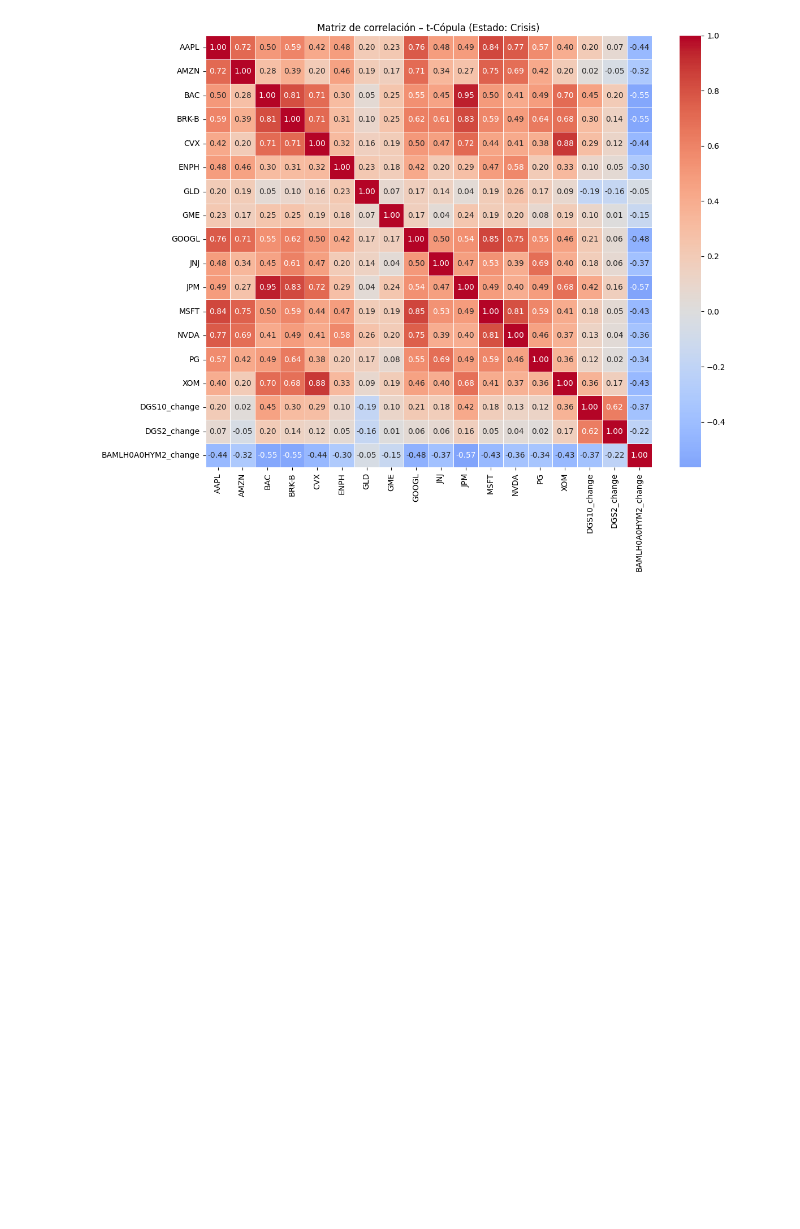
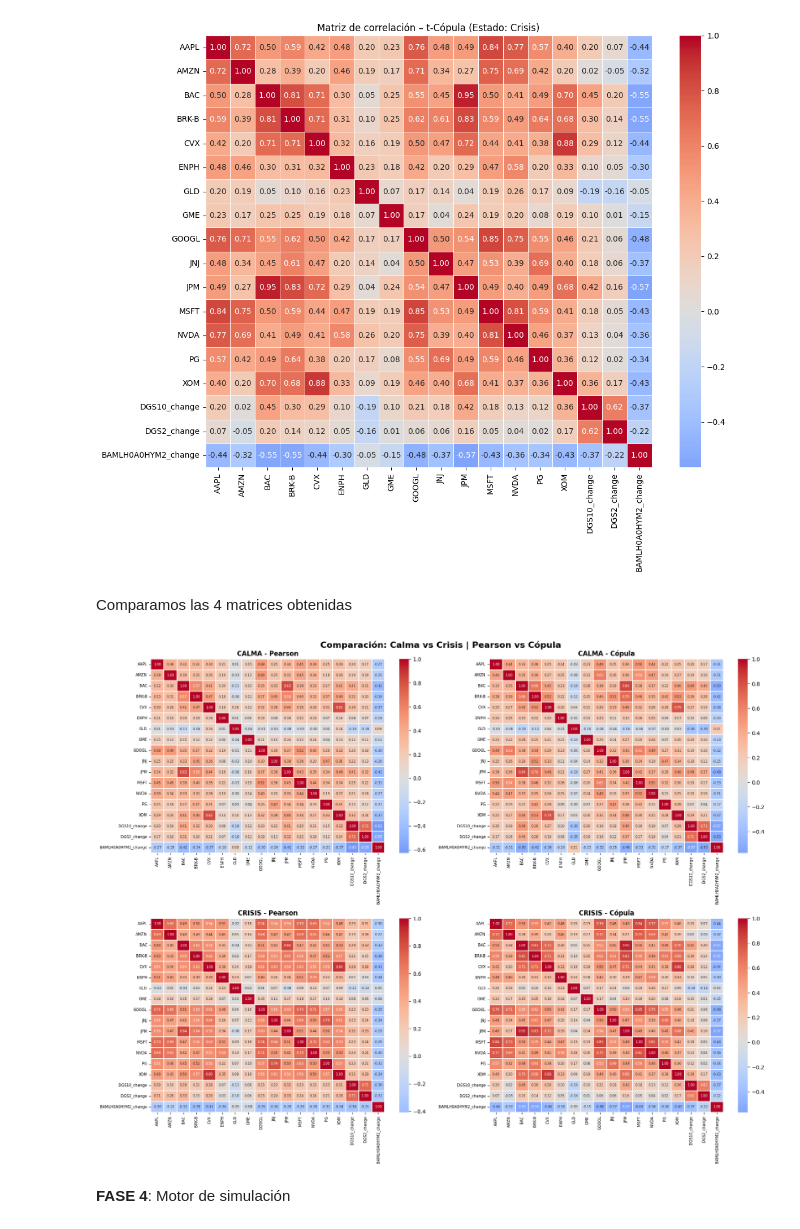
Before and after one commit to NataliaSJO/Practica-MIAX-gestion-de-riesgos, a Jupyter notebook: notebook_E2.ipynb, the cells around one changed output. Drawn from its saved outputs; the diff is of its cells as text; code cells hidden in the pictures; blank space fills up the shorter version.

Commit message:
Fase 5

```diff
--- a/notebook_E2.ipynb
+++ b/notebook_E2.ipynb
@@ -946,3 +944,44 @@ plt.tight_layout()
 plt.show()
 # %% [output]
 [figure]
+# %% [markdown]
+Comparamos las 4 matrices obtenidas
+# %%
+
+# Crear figura con 2x2 subplots
+fig, axes = plt.subplots(2, 2, figsize=(18, 14))
+
+# Panel 1: Calma - Pearson
+sns.heatmap(corr_calm, cmap="coolwarm", center=0, annot=True, fmt=".2f",
+            linewidths=0.3, ax=axes[0, 0], annot_kws={'fontsize': 6})
+axes[0, 0].set_title("CALMA - Pearson", fontsize=12, fontweight='bold')
+axes[0, 0].tick_params(labelsize=7)
+
+# Panel 2: Calma - Cópula
+sns.heatmap(np.array(corr_calm_copula), cmap="coolwarm", center=0, annot=True, fmt=".2f",
+            xticklabels=numeric_cols, yticklabels=numeric_cols, linewidths=0.3,
+            ax=axes[0, 1], annot_kws={'fontsize': 6})
+axes[0, 1].set_title("CALMA - Cópula", fontsize=12, fontweight='bold')
+axes[0, 1].tick_params(labelsize=7)
+
+# Panel 3: Crisis - Pearson
+sns.heatmap(corr_crisis, cmap="coolwarm", center=0, annot=True, fmt=".2f",
+            linewidths=0.3, ax=axes[1, 0], annot_kws={'fontsize': 6})
+axes[1, 0].set_title("CRISIS - Pearson", fontsize=12, fontweight='bold')
+axes[1, 0].tick_params(labelsize=7)
+
+# Panel 4: Crisis - Cópula
+sns.heatmap(np.array(corr_copula_crisis), cmap="coolwarm", center=0, annot=True, fmt=".2f",
+            xticklabels=numeric_cols, yticklabels=numeric_cols, linewidths=0.3,
+            ax=axes[1, 1], annot_kws={'fontsize': 6})
+axes[1, 1].set_title("CRISIS - Cópula", fontsize=12, fontweight='bold')
+axes[1, 1].tick_params(labelsize=7)
+
+plt.suptitle('Comparación: Calma vs Crisis | Pearson vs Cópula',
+             fontsize=16, fontweight='bold')
+plt.tight_layout()
+plt.show()
+# %% [output]
+[figure, added]
+# %% [markdown]
+**FASE 4**: Motor de simulación
```
Also changed, not shown: parts of 50 cells of this notebook.
